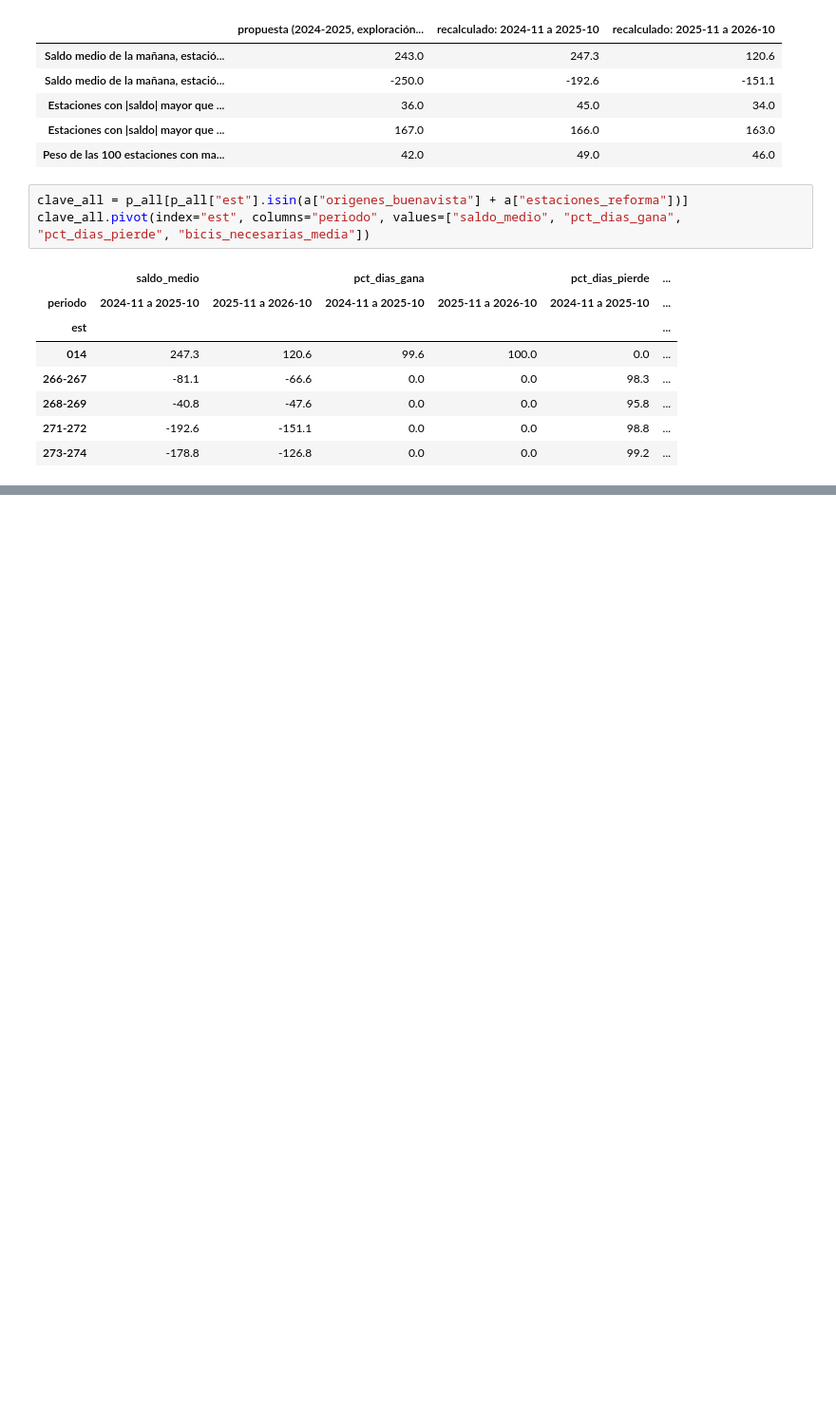
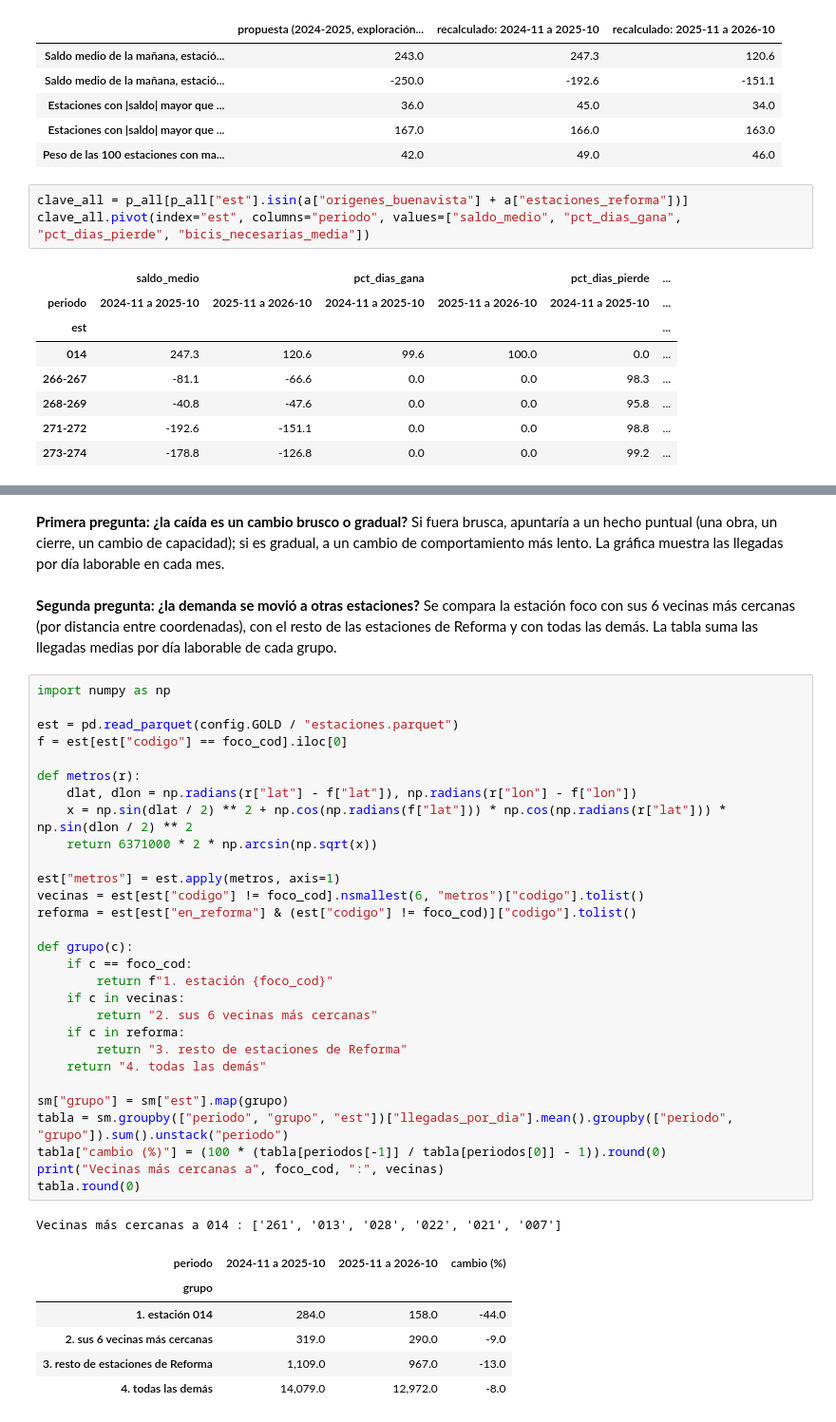
Before and after one commit to jcarlosmhmx/ecobici-ciencia-de-datos, a Jupyter notebook: notebooks/03_analisis.ipynb, the cells around one changed output, grey strips where cells are left out. Shown at 95% size. Drawn from its saved outputs; the diff is of its cells as text; blank space fills up the shorter version.

```diff
--- a/notebooks/03_analisis.ipynb
+++ b/notebooks/03_analisis.ipynb
@@ -239,0 +260,41 @@ clave_all.pivot(index="est", columns="periodo", values=["saldo_medio", "pct_dias
+# %% [markdown]
+**Primera pregunta: ¿la caída es un cambio brusco o gradual?** Si fuera brusca, apuntaría a un hecho puntual (una obra, un cierre, un cambio de capacidad); si es gradual, a un cambio de comportamiento más lento. La gráfica muestra las llegadas por día laborable en cada mes.
+# %% [markdown]
+**Segunda pregunta: ¿la demanda se movió a otras estaciones?** Se compara la estación foco con sus 6 vecinas más cercanas (por distancia entre coordenadas), con el resto de las estaciones de Reforma y con todas las demás. La tabla suma las llegadas medias por día laborable de cada grupo.
+# %%
+import numpy as np
+
+est = pd.read_parquet(config.GOLD / "estaciones.parquet")
+f = est[est["codigo"] == foco_cod].iloc[0]
+
+def metros(r):
+    dlat, dlon = np.radians(r["lat"] - f["lat"]), np.radians(r["lon"] - f["lon"])
+    x = np.sin(dlat / 2) ** 2 + np.cos(np.radians(f["lat"])) * np.cos(np.radians(r["lat"])) * np.sin(dlon / 2) ** 2
+    return 6371000 * 2 * np.arcsin(np.sqrt(x))
+
+est["metros"] = est.apply(metros, axis=1)
+vecinas = est[est["codigo"] != foco_cod].nsmallest(6, "metros")["codigo"].tolist()
+reforma = est[est["en_reforma"] & (est["codigo"] != foco_cod)]["codigo"].tolist()
+
+def grupo(c):
+    if c == foco_cod:
+        return f"1. estación {foco_cod}"
+    if c in vecinas:
+        return "2. sus 6 vecinas más cercanas"
+    if c in reforma:
+        return "3. resto de estaciones de Reforma"
+    return "4. todas las demás"
+
+sm["grupo"] = sm["est"].map(grupo)
+tabla = sm.groupby(["periodo", "grupo", "est"])["llegadas_por_dia"].mean().groupby(["periodo", "grupo"]).sum().unstack("periodo")
+tabla["cambio (%)"] = (100 * (tabla[periodos[-1]] / tabla[periodos[0]] - 1)).round(0)
+print("Vecinas más cercanas a", foco_cod, ":", vecinas)
+tabla.round(0)
+# %% [output]
+Vecinas más cercanas a 014 : ['261', '013', '028', '022', '021', '007']
+| periodo | 2024-11 a 2025-10 | 2025-11 a 2026-10 | cambio (%) |
+| grupo |  |  |  |
+| 1. estación 014 | 284.0 | 158.0 | -44.0 |
+| 2. sus 6 vecinas más cercanas | 319.0 | 290.0 | -9.0 |
+| 3. resto de estaciones de Reforma | 1,109.0 | 967.0 | -13.0 |
+| 4. todas las demás | 14,079.0 | 12,972.0 | -8.0 |
```
Also changed, not shown: parts of 10 cells of this notebook, 9 other files.
